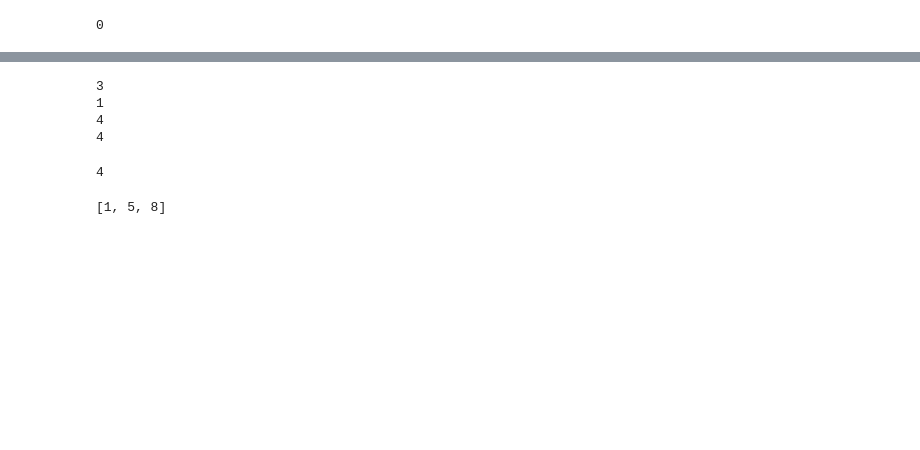
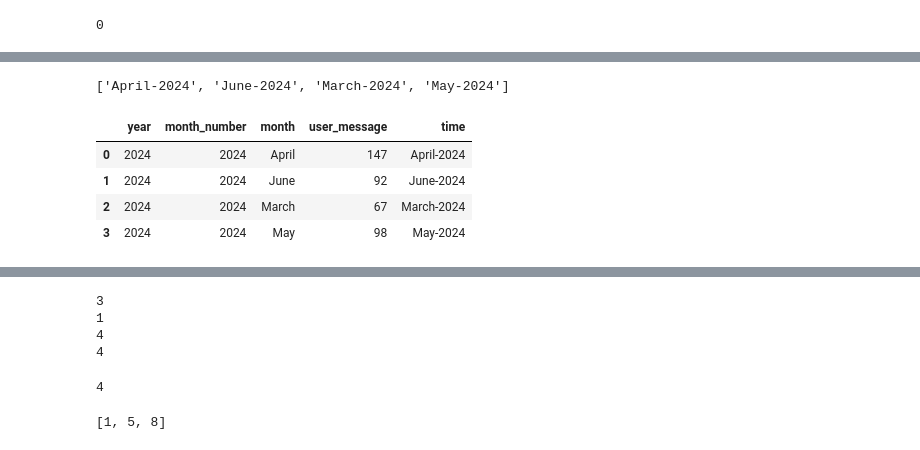
Before and after one commit to mohdzahan/WhatsApp-Chat-Insights-Dashboard, a Jupyter notebook: analysis.ipynb, the cells around one changed output, grey strips where cells are left out. Saved outputs shown, nothing was run; the diff lists cells and outputs as text; code cells hidden in the pictures; blank space fills up the shorter version.

```diff
--- a/analysis.ipynb
+++ b/analysis.ipynb
@@ -403,0 +517,8 @@ NameError: name 'show' is not defined
+# %%
+time = []
+for i in range(timeline.shape[0]):
+    time.append(timeline['month'][i] + "-" + str(timeline['year'][i]))
+
+time
+# %% [output]
+['April-2024', 'June-2024', 'March-2024', 'May-2024']
@@ -403,0 +527,8 @@ NameError: name 'show' is not defined
+# %%
+timeline
+# %% [output]
+|  | year | month_number | month | user_message | time |
+| 0 | 2024 | 2024 | April | 147 | April-2024 |
+| 1 | 2024 | 2024 | June | 92 | June-2024 |
+| 2 | 2024 | 2024 | March | 67 | March-2024 |
+| 3 | 2024 | 2024 | May | 98 | May-2024 |
```
Also changed, not shown: parts of 36 cells of this notebook, 4 other files.
